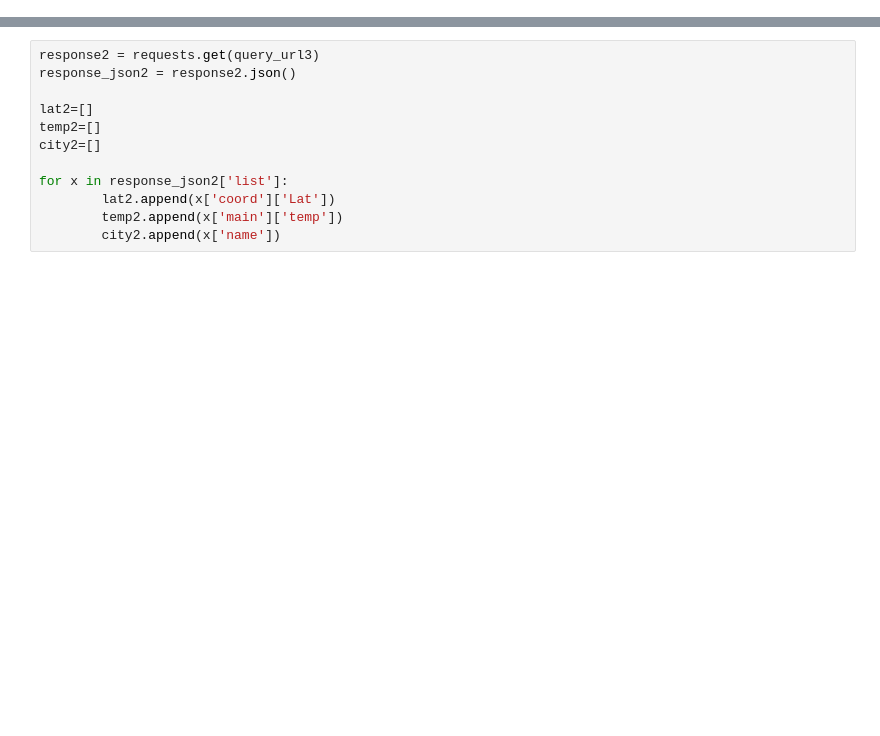
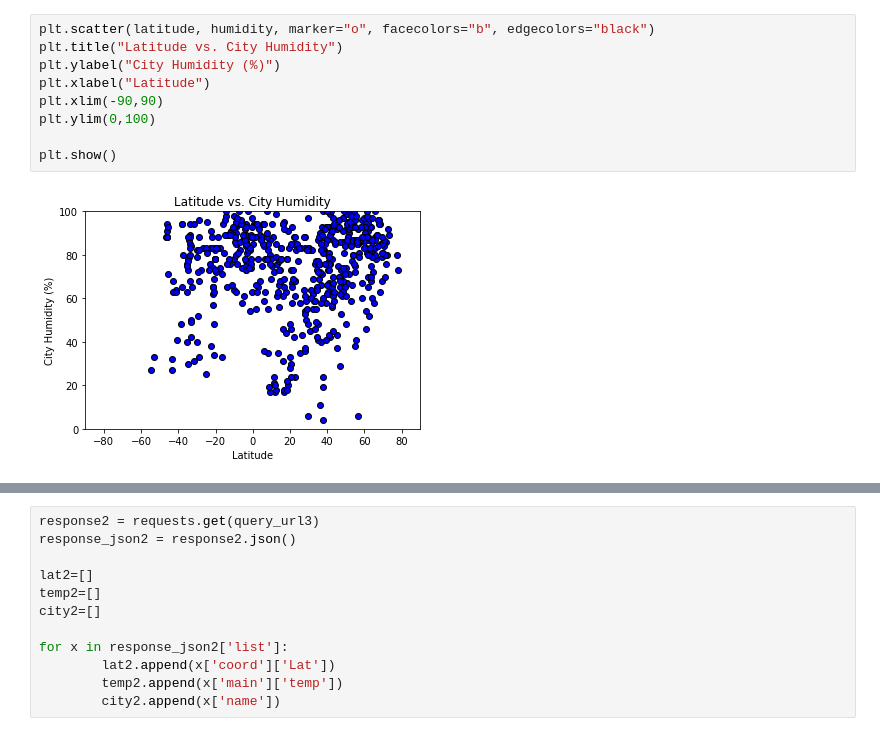
Before and after one commit to osie78/python-api-challenge, a Jupyter notebook: WeatherPy/weatherpy.ipynb, the cells around one changed output, grey strips where cells are left out. Saved outputs shown, nothing was run; the diff lists cells and outputs as text; blank space fills up the shorter version.

```diff
--- a/WeatherPy/weatherpy.ipynb
+++ b/WeatherPy/weatherpy.ipynb
@@ -15,0 +129,11 @@ units="imperial"
+# %%
+plt.scatter(latitude, humidity, marker="o", facecolors="b", edgecolors="black")
+plt.title("Latitude vs. City Humidity")
+plt.ylabel("City Humidity (%)")
+plt.xlabel("Latitude")
+plt.xlim(-90,90)
+plt.ylim(0,100)
+
+plt.show()
+# %% [output]
+[figure, added]
```
Also changed, not shown: parts of 21 cells of this notebook.
